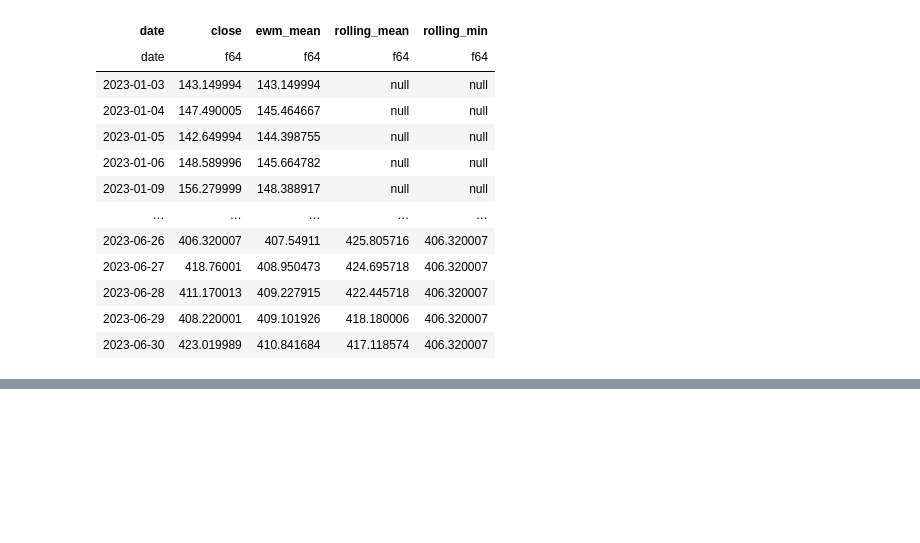
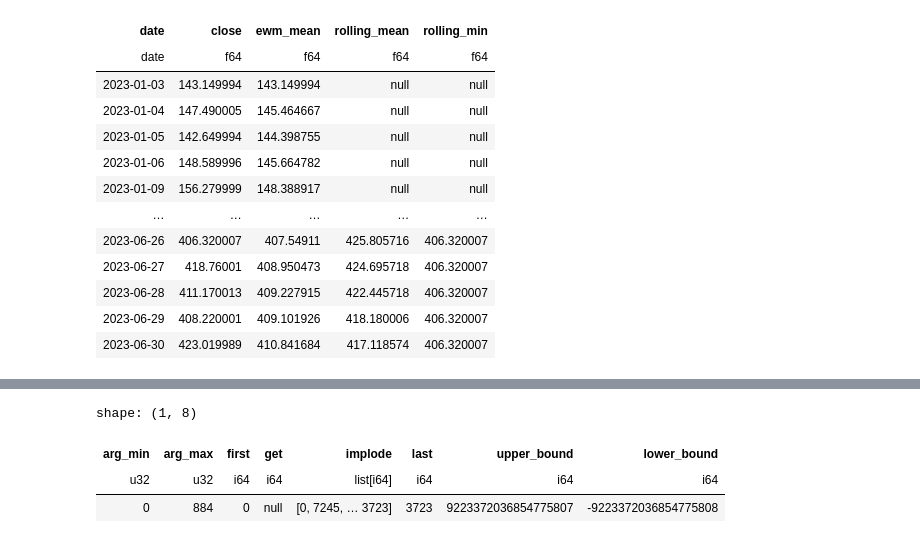
Before and after one commit to Sechi42/Polars, a Jupyter notebook: Chapter_8/Notebook_8.ipynb, the cells around one changed output, grey strips where cells are left out. Cells and saved outputs as stored; diff of their text form; code cells hidden in the pictures; blank space fills up the shorter version.

```diff
--- a/Chapter_8/Notebook_8.ipynb
+++ b/Chapter_8/Notebook_8.ipynb
@@ -473,0 +641,5 @@ from plotnine import *
+# %%
+samples = pl.Series(rng.integers(low=0, high=10_000, size=1_729))
+samples[403] = None
+df_ints = pl.DataFrame({"x": samples}).with_row_index()
+df_ints.slice(400, 6)
@@ -473,0 +708,16 @@ from plotnine import *
+# %%
+df_ints.select(
+    arg_min=pl.col("x").arg_min(),
+    arg_max=pl.col("x").arg_max(),
+    first=pl.col("x").first(),
+    get=pl.col("x").get(403),
+    implode=pl.col("x").implode(),
+    last=pl.col("x").last(),
+    upper_bound=pl.col("x").upper_bound(),
+    lower_bound=pl.col("x").lower_bound(),
+)
+# %% [output]
+shape: (1, 8)
+| arg_min | arg_max | first | get | implode | last | upper_bound | lower_bound |
+| u32 | u32 | i64 | i64 | list[i64] | i64 | i64 | i64 |
+| 0 | 884 | 0 | null | [0, 7245, … 3723] | 3723 | 9223372036854775807 | -9223372036854775808 |
```
Also changed, not shown: parts of 17 cells of this notebook, 1 other file.
